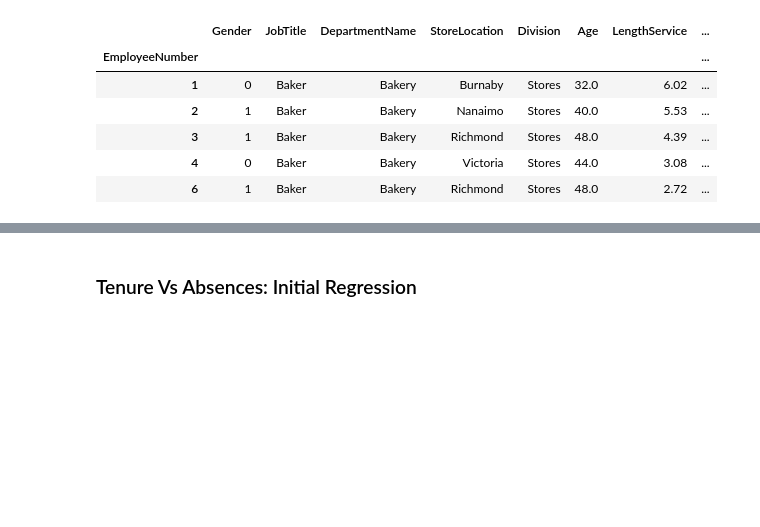
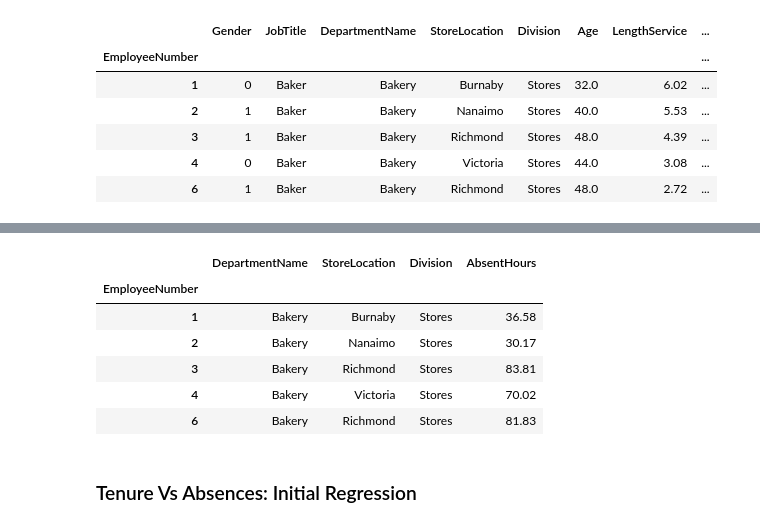
Before and after one commit to jmalauss/Absenteeism, a Jupyter notebook: absenteeism_tenure.ipynb, the cells around one changed output, grey strips where cells are left out. Drawn from its saved outputs; the diff is of its cells as text; code cells hidden in the pictures; blank space fills up the shorter version.

```diff
--- a/absenteeism_tenure.ipynb
+++ b/absenteeism_tenure.ipynb
@@ -119,0 +139,10 @@ bin_jobs(absenteeism_df).sample(10)
+# %%
+location_df.head()
+# %% [output]
+|  | DepartmentName | StoreLocation | Division | AbsentHours |
+| EmployeeNumber |  |  |  |  |
+| 1 | Bakery | Burnaby | Stores | 36.58 |
+| 2 | Bakery | Nanaimo | Stores | 30.17 |
+| 3 | Bakery | Richmond | Stores | 83.81 |
+| 4 | Bakery | Victoria | Stores | 70.02 |
+| 6 | Bakery | Richmond | Stores | 81.83 |
```
Also changed, not shown: parts of 6 cells of this notebook, 1 other file.
